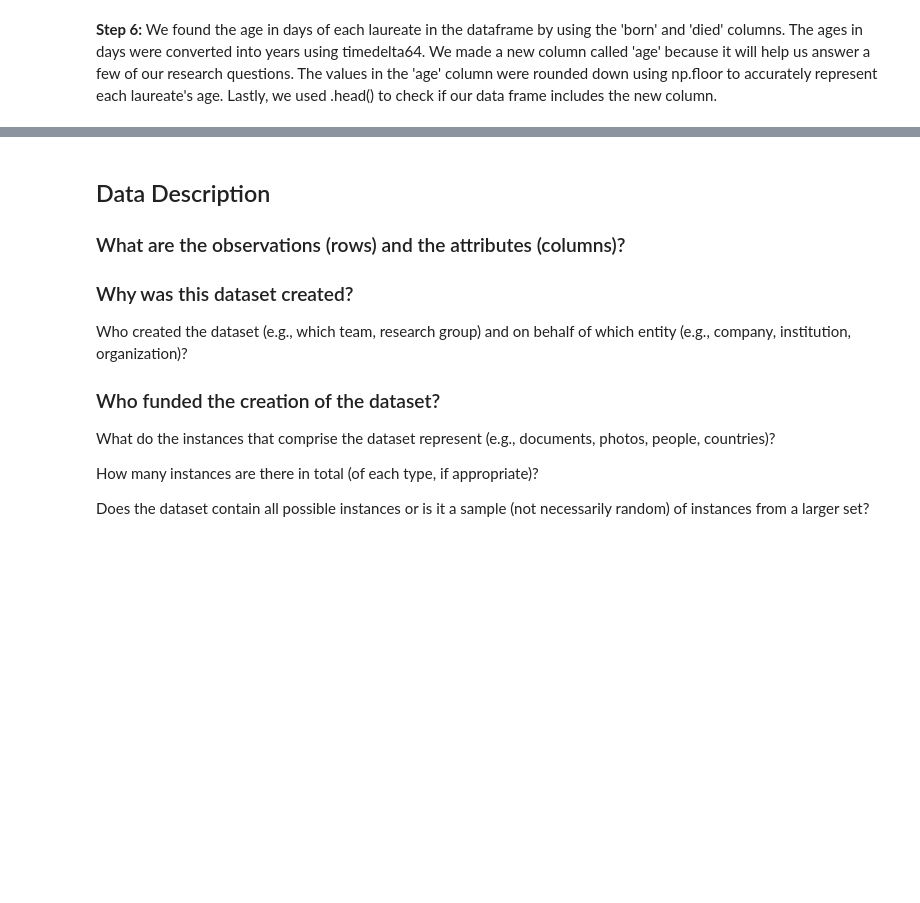
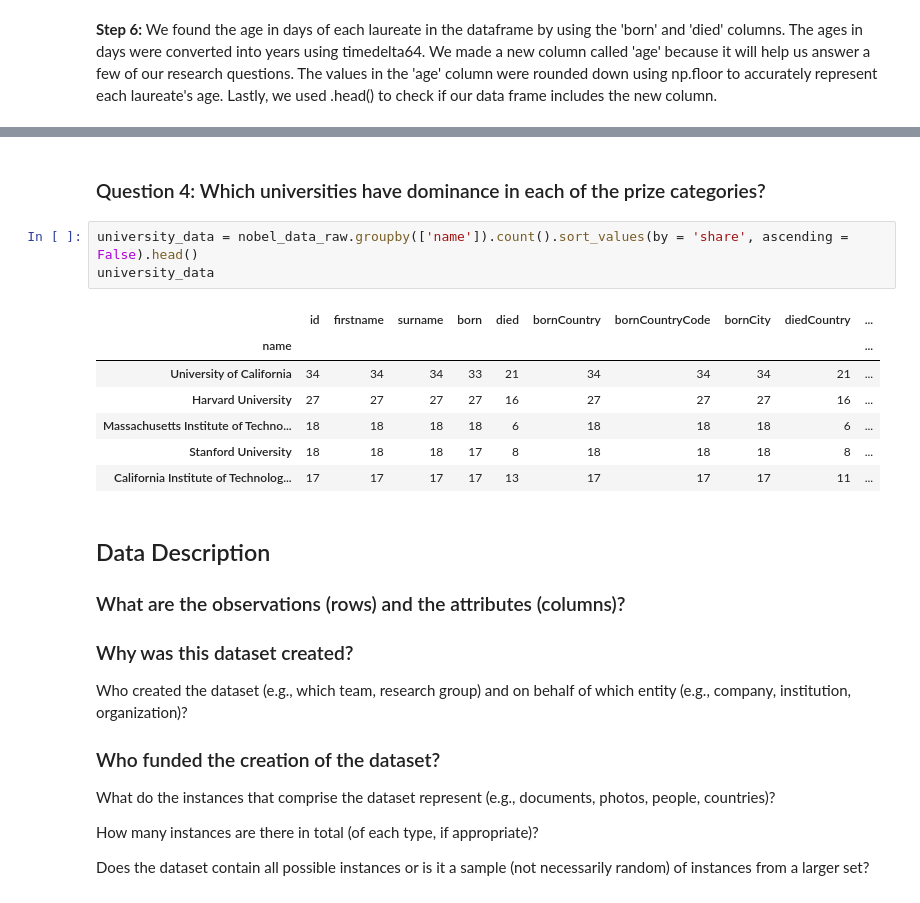
Before and after one commit to qbello22/2950-Project, a Jupyter notebook: nobel-prize.ipynb, the cells around one changed output, grey strips where cells are left out. Drawn from its saved outputs; the diff is of its cells as text; blank space fills up the shorter version.

```diff
--- a/nobel-prize.ipynb
+++ b/nobel-prize.ipynb
@@ -115,3 +136,16 @@ nobel_data_raw.head()
+# %% [markdown]
+### Question 4: Which universities have dominance in each of the prize categories?
+# %%
+university_data = nobel_data_raw.groupby(['name']).count().sort_values(by = 'share', ascending = False).head()
+university_data
+# %% [output]
+|  | id | firstname | surname | born | died | bornCountry | bornCountryCode | bornCity | diedCountry | ... |
+| name |  |  |  |  |  |  |  |  |  | ... |
+| University of California | 34 | 34 | 34 | 33 | 21 | 34 | 34 | 34 | 21 | ... |
+| Harvard University | 27 | 27 | 27 | 27 | 16 | 27 | 27 | 27 | 16 | ... |
+| Massachusetts Institute of Techno... | 18 | 18 | 18 | 18 | 6 | 18 | 18 | 18 | 6 | ... |
+| Stanford University | 18 | 18 | 18 | 17 | 8 | 18 | 18 | 18 | 8 | ... |
+| California Institute of Technolog... | 17 | 17 | 17 | 17 | 13 | 17 | 17 | 17 | 11 | ... |
 # %% [markdown]
 ## Data Description
 ### What are the observations (rows) and the attributes (columns)?
```
Also changed, not shown: parts of 7 cells of this notebook.
